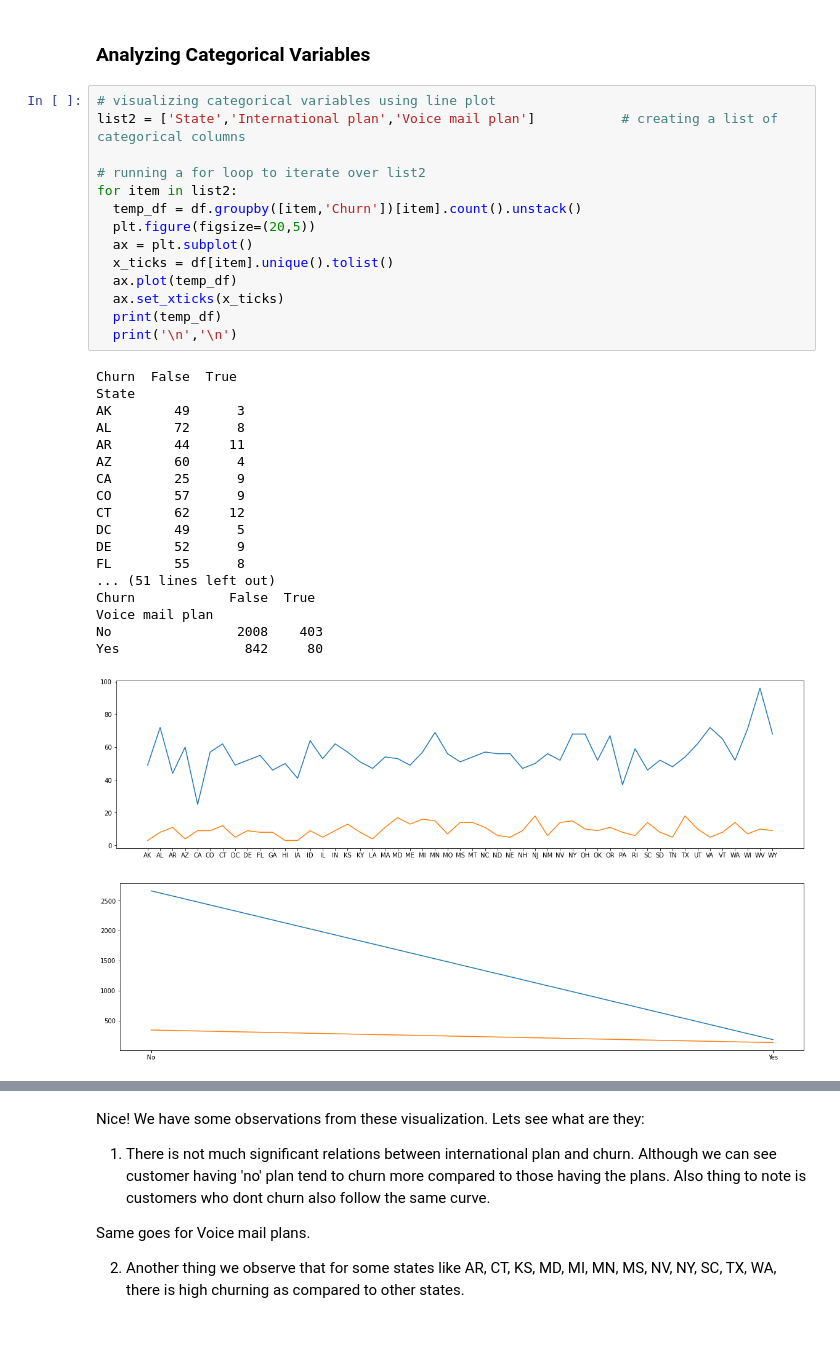
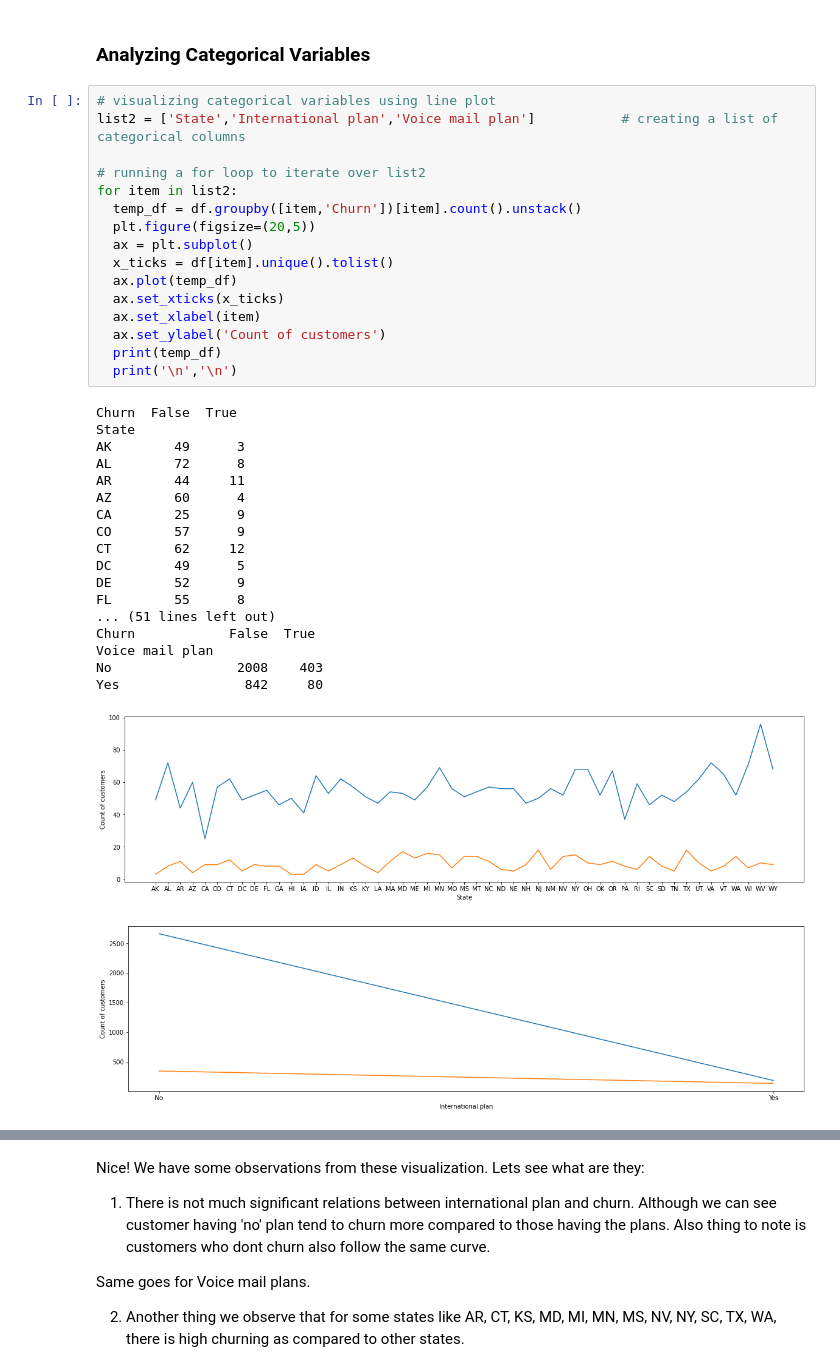
Before and after one commit to avilashsrivastava/Telecom-Churn-Analysis, a Jupyter notebook: Individual_Final_notebook.ipynb, the cells around one changed output, grey strips where cells are left out. Saved outputs shown, nothing was run; the diff lists cells and outputs as text; blank space fills up the shorter version.

```diff
--- a/Individual_Final_notebook.ipynb
+++ b/Individual_Final_notebook.ipynb
@@ -447,32 +447,34 @@ Next let us visualize categorical variables and do they have any impact on churn
 list2 = ['State','International plan','Voice mail plan']           # creating a list of categorical columns
 
 # running a for loop to iterate over list2
 for item in list2:
   temp_df = df.groupby([item,'Churn'])[item].count().unstack()
   plt.figure(figsize=(20,5))
   ax = plt.subplot()
   x_ticks = df[item].unique().tolist()
   ax.plot(temp_df)
   ax.set_xticks(x_ticks)
+  ax.set_xlabel(item)
+  ax.set_ylabel('Count of customers')
   print(temp_df)
   print('\n','\n')
 # %% [output]
 Churn  False  True
 State
 AK        49      3
 AL        72      8
 AR        44     11
 AZ        60      4
 CA        25      9
 CO        57      9
 CT        62     12
 DC        49      5
 DE        52      9
 FL        55      8
 ... (51 lines left out)
 Churn            False  True
 Voice mail plan
 No                2008    403
 Yes                842     80
-[figure, old version]
+[figure, new version]
-[figure, old version]
+[figure, new version]
```
Also changed, not shown: parts of 3 cells of this notebook.
